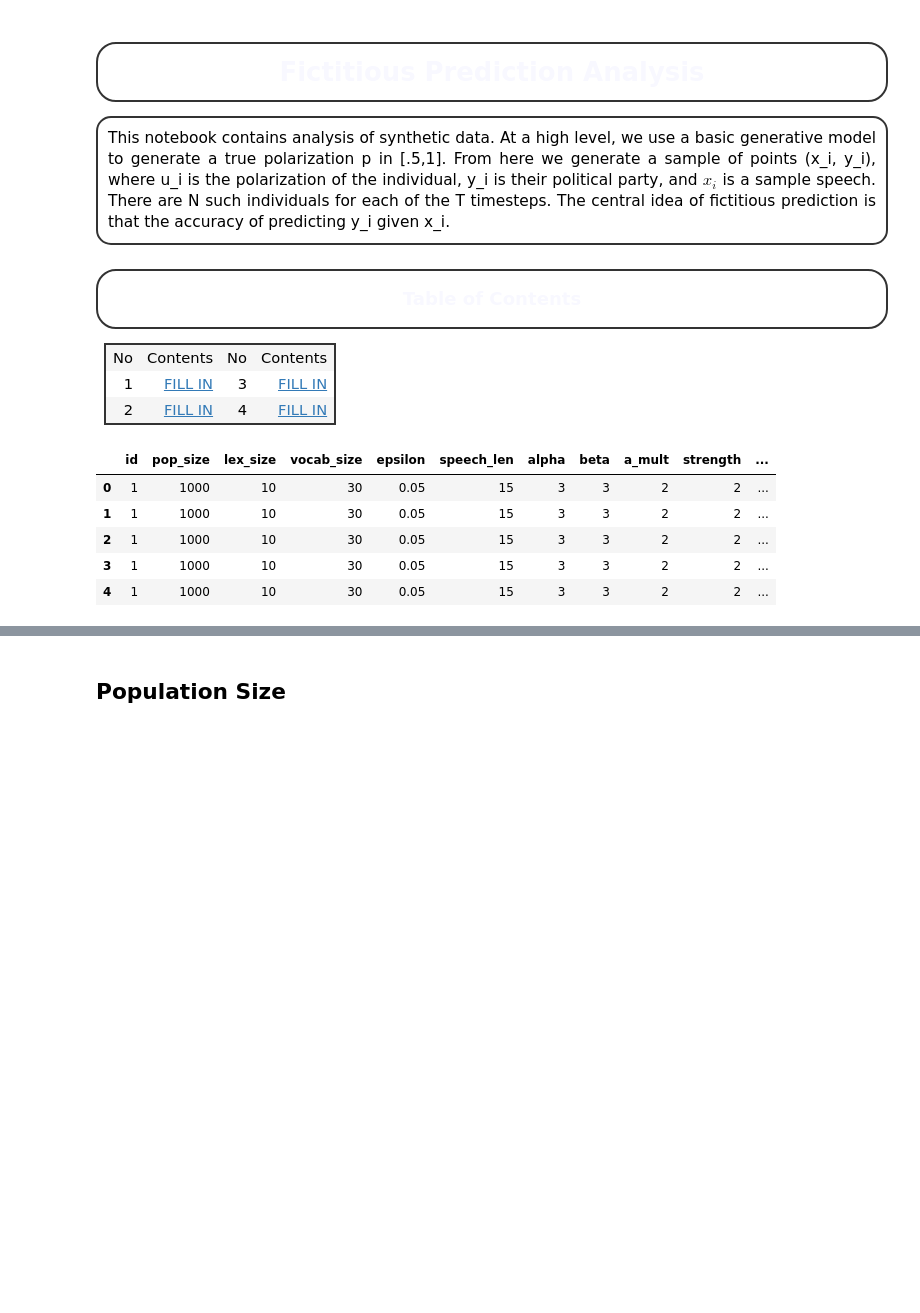
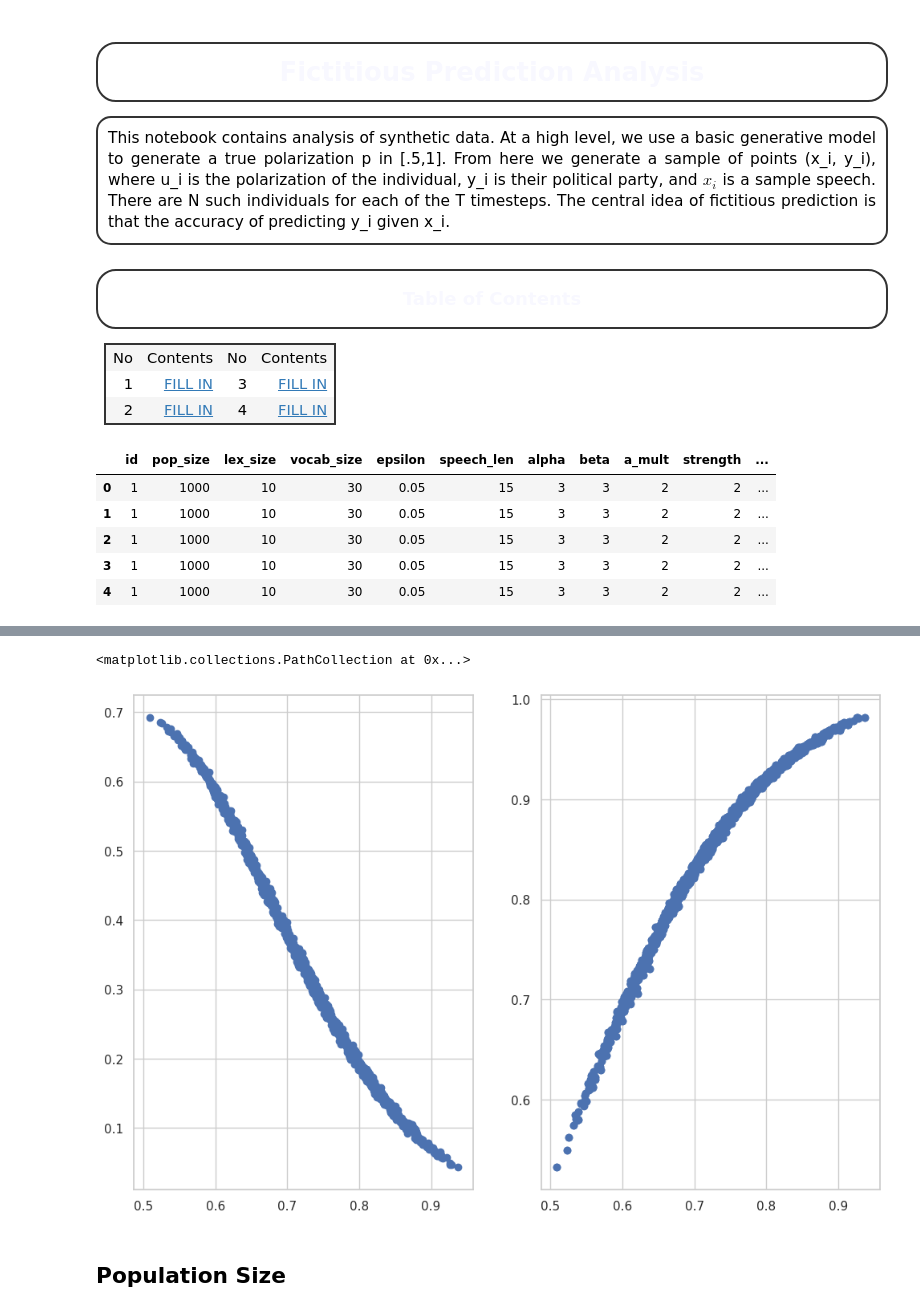
Before and after one commit to jcheigh/fictitious-prediction, a Jupyter notebook: src/analysis.ipynb, the cells around one changed output, grey strips where cells are left out. Cells and saved outputs as stored; diff of their text form; code cells hidden in the pictures; blank space fills up the shorter version.

```diff
--- a/src/analysis.ipynb
+++ b/src/analysis.ipynb
@@ -114,3 +166,17 @@ def plot(dataframe, x='rho', y='score', title=None, savefig=False, plot_desc=Non
+# %%
+fig, axes = plt.subplots(1, 2, figsize=(12,8))
+
+polar = df[df['id'] == 4]
+acc   = df[df['id'] == 5]
+axes[0].scatter(polar['rho'], polar['score'])
+#axes[0].title('NLL')
+axes[1].scatter(acc['rho'], acc['score'])
+#axes[1].title('Accuracy')
+
+#fig.title("Score vs. Polarization")
+# %% [output]
+<matplotlib.collections.PathCollection at 0x...>
+[figure, added]
 # %% [markdown]
 ## Population Size
 # %%
```
Also changed, not shown: parts of 4 cells of this notebook, 9 other files.
